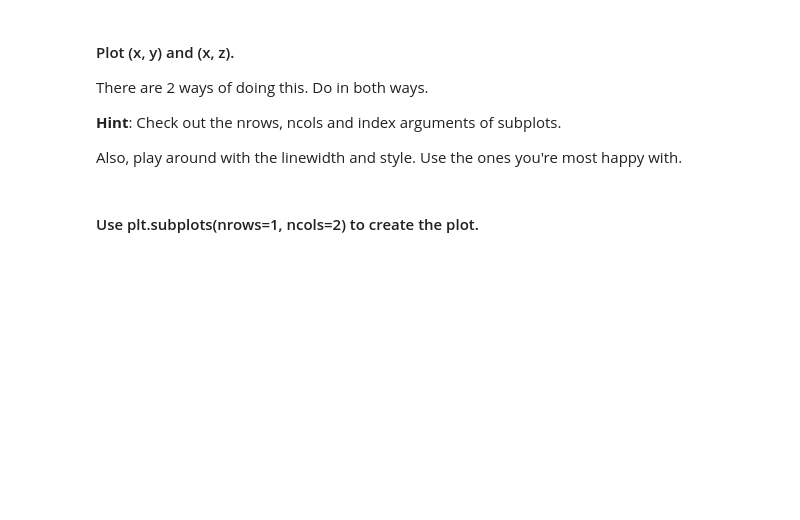
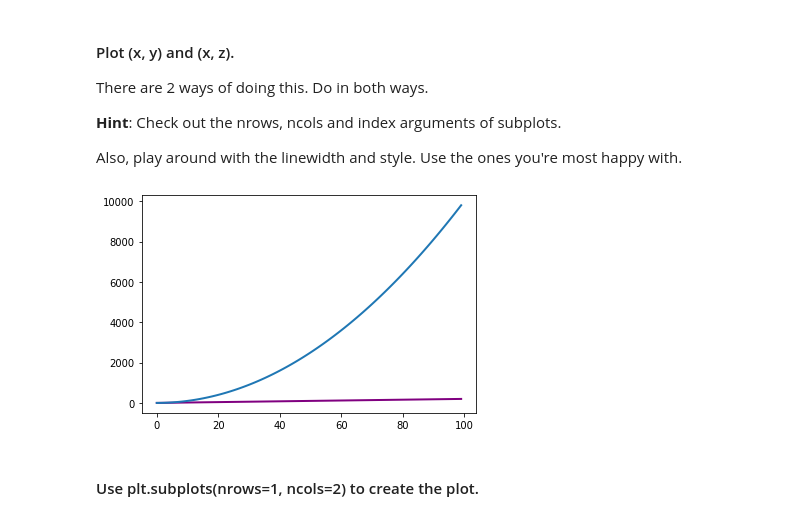
Before and after one commit to ta-data-lis/lab-matplotlib-seaborn, a Jupyter notebook: your-code/main.ipynb, the cells around one changed output. Saved outputs shown, nothing was run; the diff lists cells and outputs as text; code cells hidden in the pictures; blank space fills up the shorter version.

```diff
--- a/your-code/main.ipynb
+++ b/your-code/main.ipynb
@@ -25,2 +27,11 @@ Also, play around with the linewidth and style. Use the ones you're most happy w
+# %%
+# Method 1
+# 1 plot:
+
+plt.plot(x, y, color = 'purple', linewidth = 2)
+plt.plot(x,z, linewidth = 2)
+plt.show()
+# %% [output]
+[figure, added]
 # %% [markdown]
 #### Use plt.subplots(nrows=1, ncols=2) to create the plot.
```
Also changed, not shown: parts of 42 cells of this notebook, 2 other files.
